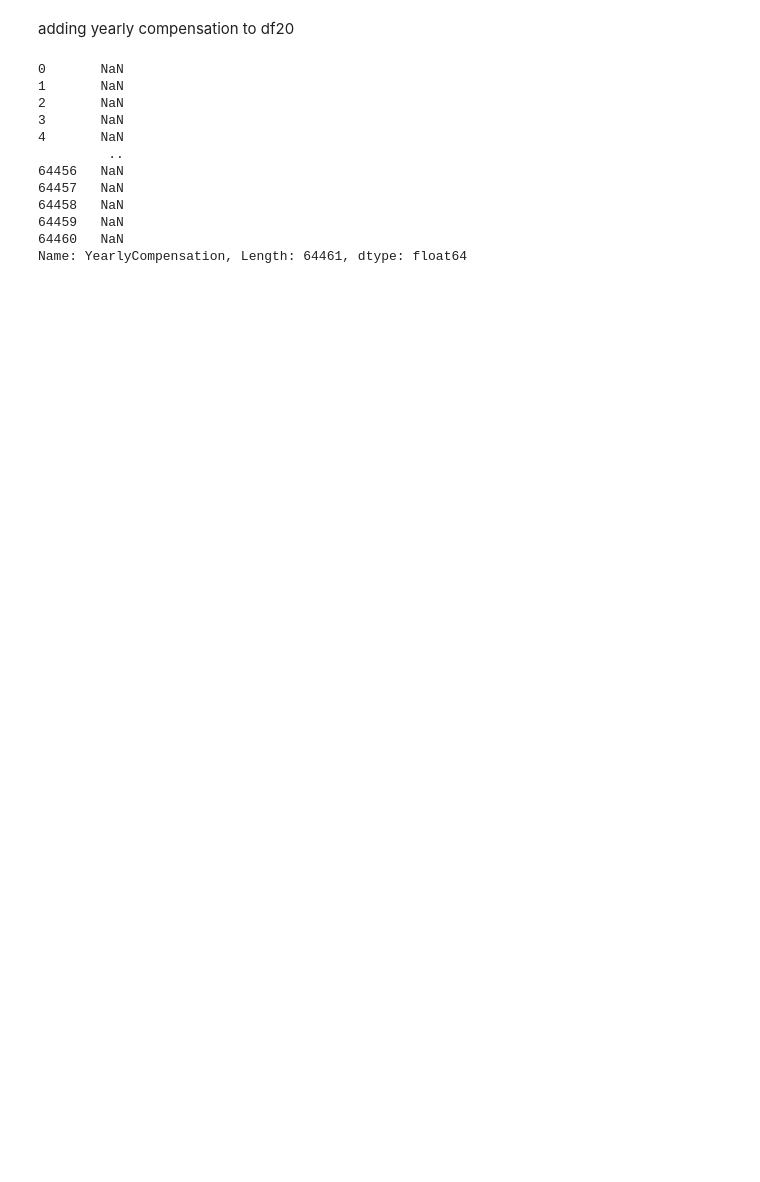
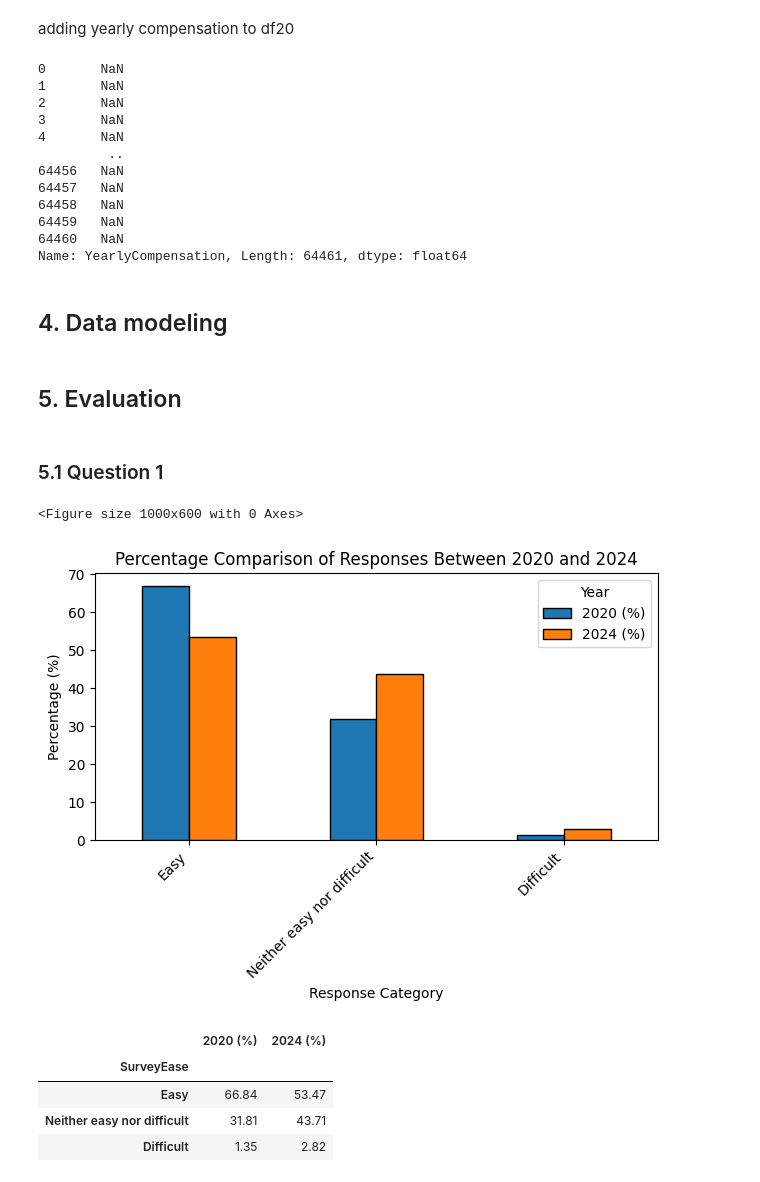
Before and after one commit to Enginamics/stackoverflow_survey_analysis, a Jupyter notebook: stackoverflow_survey_analysis.ipynb, the cells around one changed output. Drawn from its saved outputs; the diff is of its cells as text; code cells hidden in the pictures; blank space fills up the shorter version.

Commit message:
working on question 1 and minor readme updates

```diff
--- a/stackoverflow_survey_analysis.ipynb
+++ b/stackoverflow_survey_analysis.ipynb
@@ -229,0 +271,5 @@ This means: before working with the data, we need to prepare the data for the an
+# %%
+df20_q1_cleaned = df_20['SurveyEase'].dropna()
+df24_q1_cleaned = df_24['SurveyEase'].dropna()
+print(df20_q1_cleaned.isna().sum()) # number of nan values (should be 0!)
+print(df24_q1_cleaned.isna().sum()) # number of nan values (should be 0!)
@@ -247,3 +300,41 @@ df_20["YearlyCompensation"]
 64459   NaN
 64460   NaN
 Name: YearlyCompensation, Length: 64461, dtype: float64
+# %% [markdown]
+## 4. Data modeling
+# %% [markdown]
+## 5. Evaluation
+# %% [markdown]
+### 5.1 Question 1
+# %%
+# Calculate percentage for each category in 2020 and in 2024
+df20_q1_percentage = (df20_q1_cleaned.value_counts(normalize=True) * 100).round(2)
+df24_q1_percentage = (df24_q1_cleaned.value_counts(normalize=True) * 100).round(2)
+
+# Creating DataFrame to compare the percentages between 2020 and 2024
+q1_comparison_df = pd.DataFrame({
+    '2020 (%)': df20_q1_percentage,
+    '2024 (%)': df24_q1_percentage
+})
+
+# Plotting the comparison
+plt.figure(figsize=(10, 6))
+q1_comparison_df.plot(kind='bar', color=['#1f77b4', '#ff7f0e'], edgecolor='black')
+plt.title('Percentage Comparison of Responses Between 2020 and 2024')
+plt.xlabel('Response Category')
+plt.ylabel('Percentage (%)')
+plt.xticks(rotation=45, ha='right')
+plt.legend(title='Year')
+plt.tight_layout()
+plt.show()
+
+# Display the comparison DataFrame
+q1_comparison_df
+# %% [output]
+<Figure size 1000x600 with 0 Axes>
+[figure, added]
+|  | 2020 (%) | 2024 (%) |
+| SurveyEase |  |  |
+| Easy | 66.84 | 53.47 |
+| Neither easy nor difficult | 31.81 | 43.71 |
+| Difficult | 1.35 | 2.82 |
```
Also changed, not shown: parts of 7 cells of this notebook, 1 other file.
